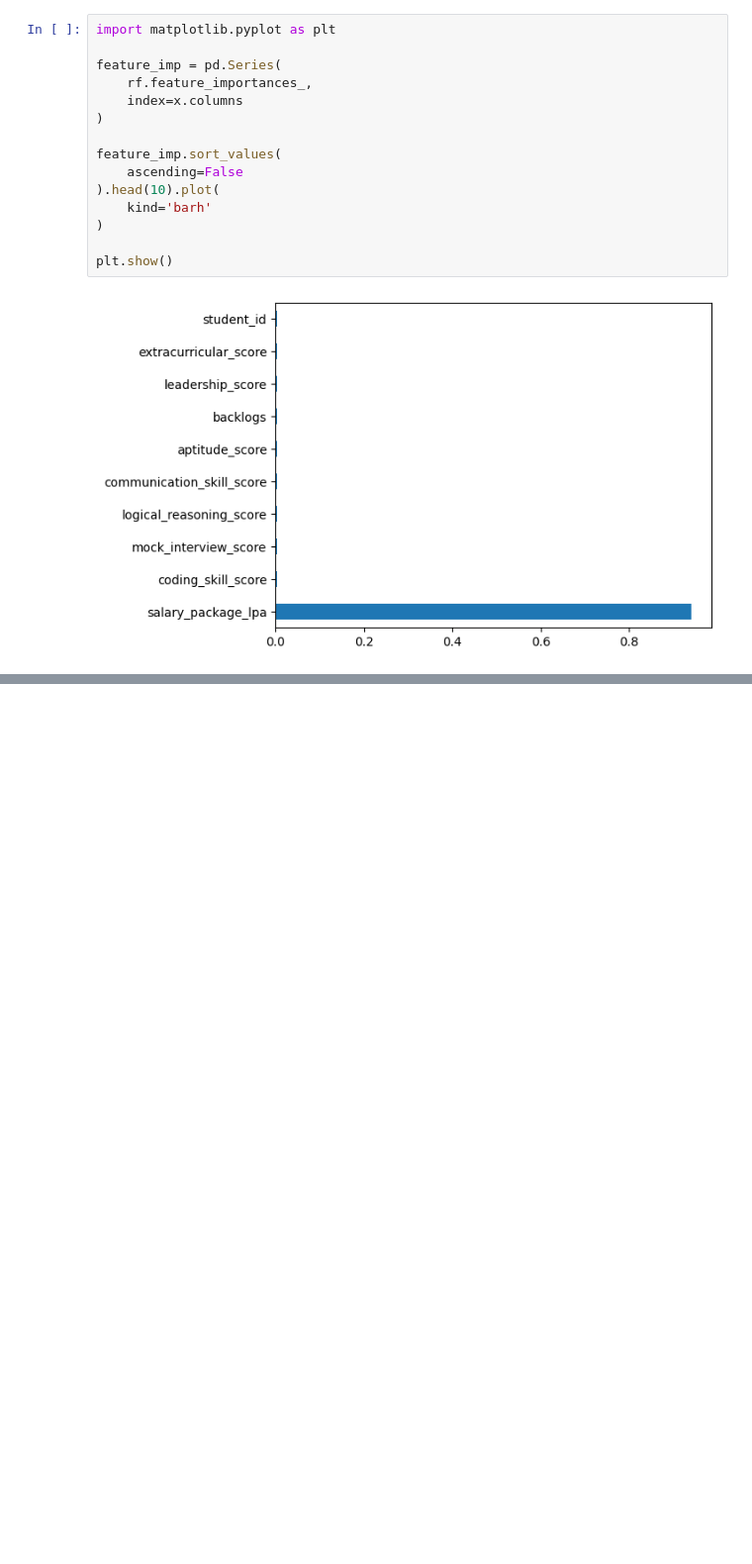
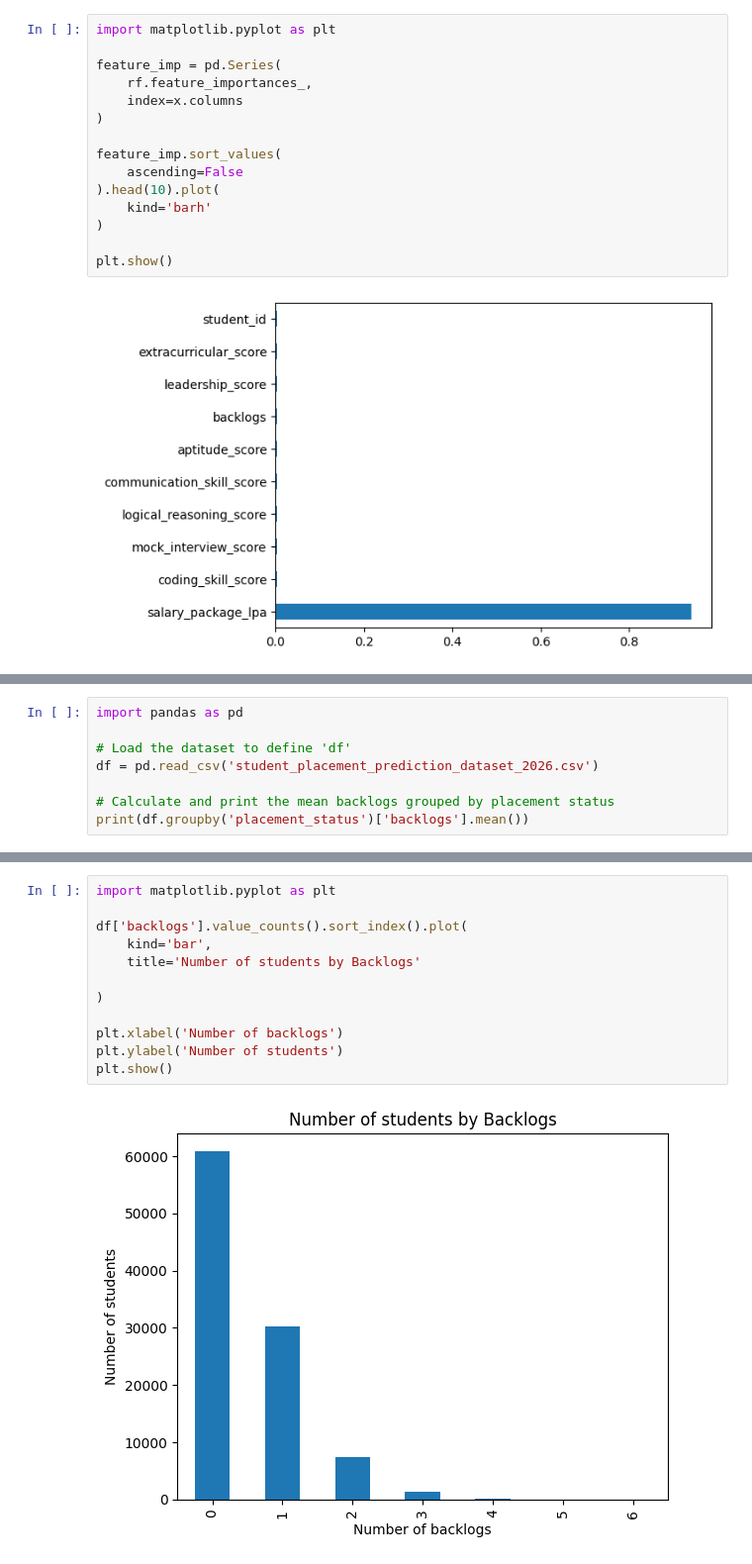
Before and after one commit to shantikantamreddy-cloud/Student_Placement_Prediction.ipynb, a Jupyter notebook: Student_Placement_Prediction.ipynb, the cells around one changed output, grey strips where cells are left out. Shown at 99% size. Drawn from its saved outputs; the diff is of its cells as text; blank space fills up the shorter version.

```diff
--- a/Student_Placement_Prediction.ipynb
+++ b/Student_Placement_Prediction.ipynb
@@ -326,0 +1078,8 @@ plt.show()
+# %%
+import pandas as pd
+
+# Load the dataset to define 'df'
+df = pd.read_csv('student_placement_prediction_dataset_2026.csv')
+
+# Calculate and print the mean backlogs grouped by placement status
+print(df.groupby('placement_status')['backlogs'].mean())
@@ -326,0 +1121,14 @@ plt.show()
+# %%
+import matplotlib.pyplot as plt
+
+df['backlogs'].value_counts().sort_index().plot(
+    kind='bar',
+    title='Number of students by Backlogs'
+
+)
+
+plt.xlabel('Number of backlogs')
+plt.ylabel('Number of students')
+plt.show()
+# %% [output]
+[figure, added]
```
Also changed, not shown: parts of 109 cells of this notebook.
